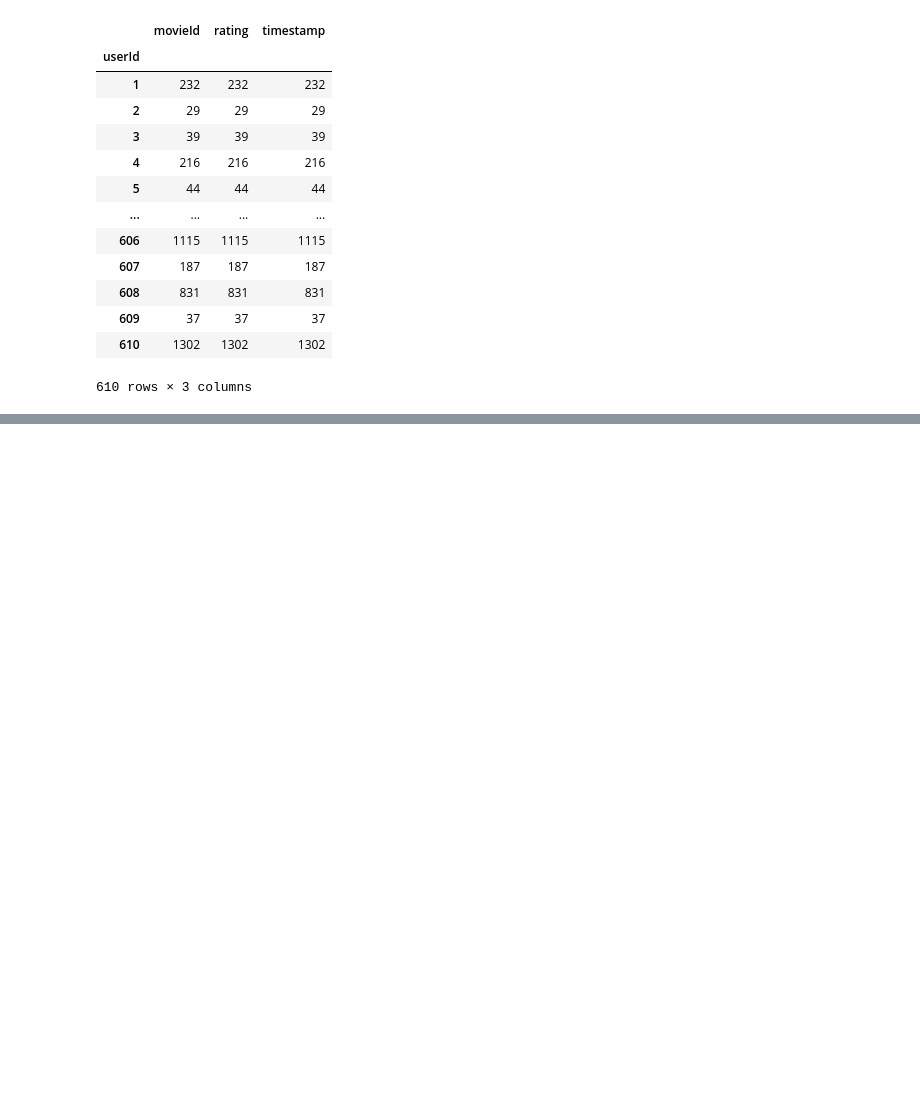
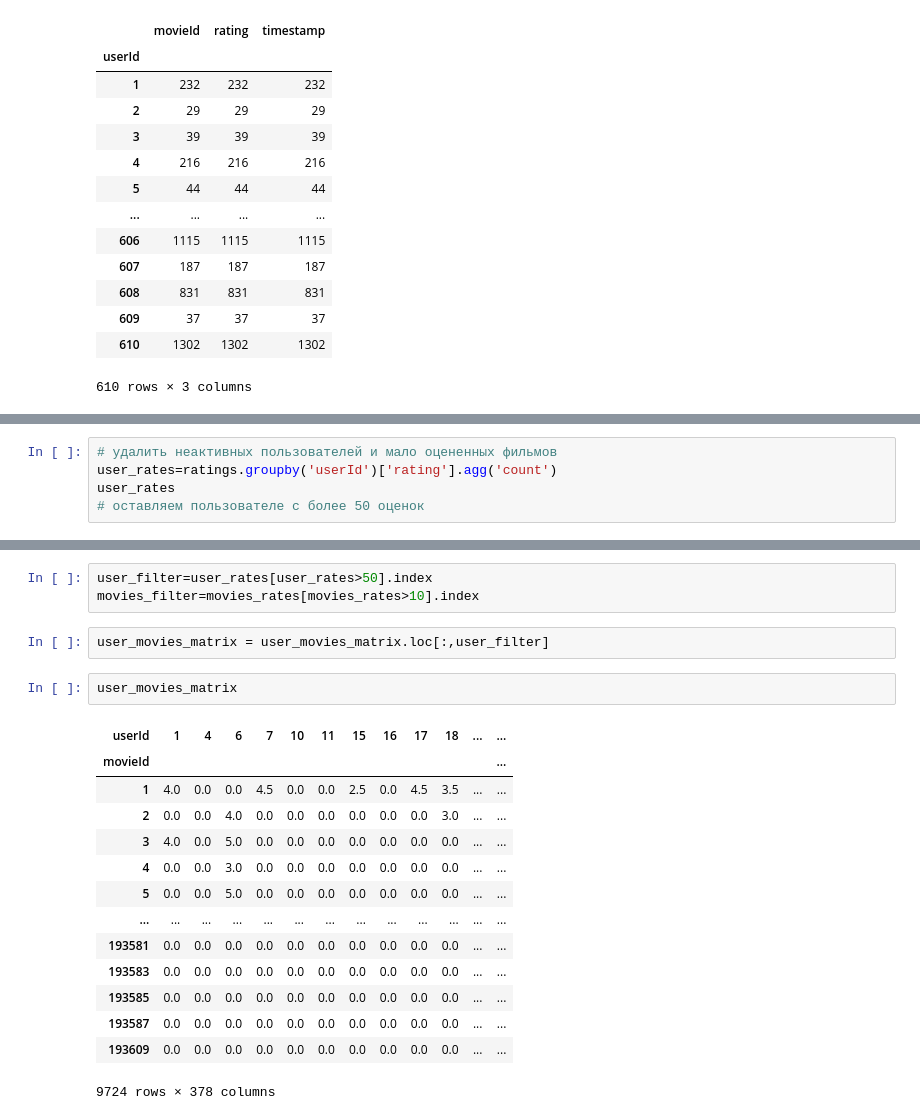
Before and after one commit to vl278/lesson, a Jupyter notebook: Untitled6.ipynb, the cells around one changed output, grey strips where cells are left out. Drawn from its saved outputs; the diff is of its cells as text; blank space fills up the shorter version.

```diff
--- a/Untitled6.ipynb
+++ b/Untitled6.ipynb
@@ -87,0 +153,5 @@ dfr.groupby("userId").count()
+# %%
+# удалить неактивных пользователей и мало оцененных фильмов
+user_rates=ratings.groupby('userId')['rating'].agg('count')
+user_rates
+# оставляем пользователе с более 50 оценок
@@ -87,0 +190,22 @@ dfr.groupby("userId").count()
+# %%
+user_filter=user_rates[user_rates>50].index
+movies_filter=movies_rates[movies_rates>10].index
+# %%
+user_movies_matrix = user_movies_matrix.loc[:,user_filter]
+# %%
+user_movies_matrix
+# %% [output]
+| userId | 1 | 4 | 6 | 7 | 10 | 11 | 15 | 16 | 17 | 18 | ... | ... |
+| movieId |  |  |  |  |  |  |  |  |  |  |  | ... |
+| 1 | 4.0 | 0.0 | 0.0 | 4.5 | 0.0 | 0.0 | 2.5 | 0.0 | 4.5 | 3.5 | ... | ... |
+| 2 | 0.0 | 0.0 | 4.0 | 0.0 | 0.0 | 0.0 | 0.0 | 0.0 | 0.0 | 3.0 | ... | ... |
+| 3 | 4.0 | 0.0 | 5.0 | 0.0 | 0.0 | 0.0 | 0.0 | 0.0 | 0.0 | 0.0 | ... | ... |
+| 4 | 0.0 | 0.0 | 3.0 | 0.0 | 0.0 | 0.0 | 0.0 | 0.0 | 0.0 | 0.0 | ... | ... |
+| 5 | 0.0 | 0.0 | 5.0 | 0.0 | 0.0 | 0.0 | 0.0 | 0.0 | 0.0 | 0.0 | ... | ... |
+| ... | ... | ... | ... | ... | ... | ... | ... | ... | ... | ... | ... | ... |
+| 193581 | 0.0 | 0.0 | 0.0 | 0.0 | 0.0 | 0.0 | 0.0 | 0.0 | 0.0 | 0.0 | ... | ... |
+| 193583 | 0.0 | 0.0 | 0.0 | 0.0 | 0.0 | 0.0 | 0.0 | 0.0 | 0.0 | 0.0 | ... | ... |
+| 193585 | 0.0 | 0.0 | 0.0 | 0.0 | 0.0 | 0.0 | 0.0 | 0.0 | 0.0 | 0.0 | ... | ... |
+| 193587 | 0.0 | 0.0 | 0.0 | 0.0 | 0.0 | 0.0 | 0.0 | 0.0 | 0.0 | 0.0 | ... | ... |
+| 193609 | 0.0 | 0.0 | 0.0 | 0.0 | 0.0 | 0.0 | 0.0 | 0.0 | 0.0 | 0.0 | ... | ... |
+9724 rows × 378 columns
```
Also changed, not shown: parts of 15 cells of this notebook.
